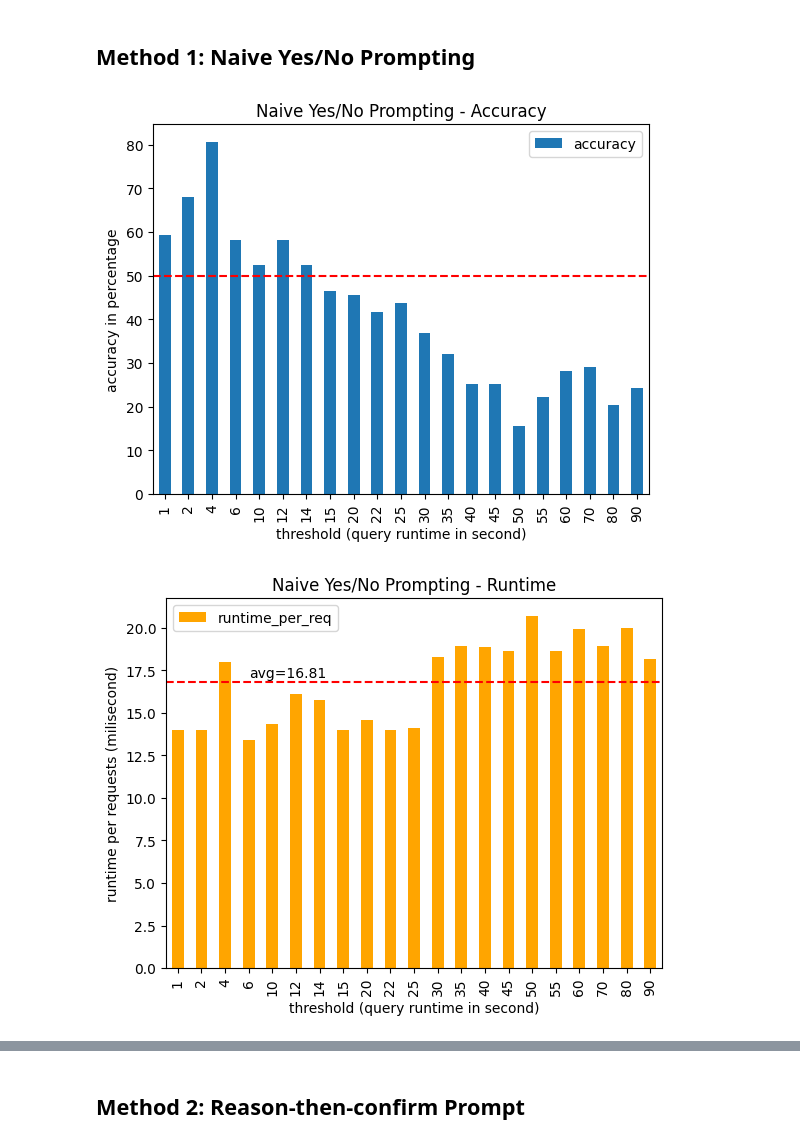
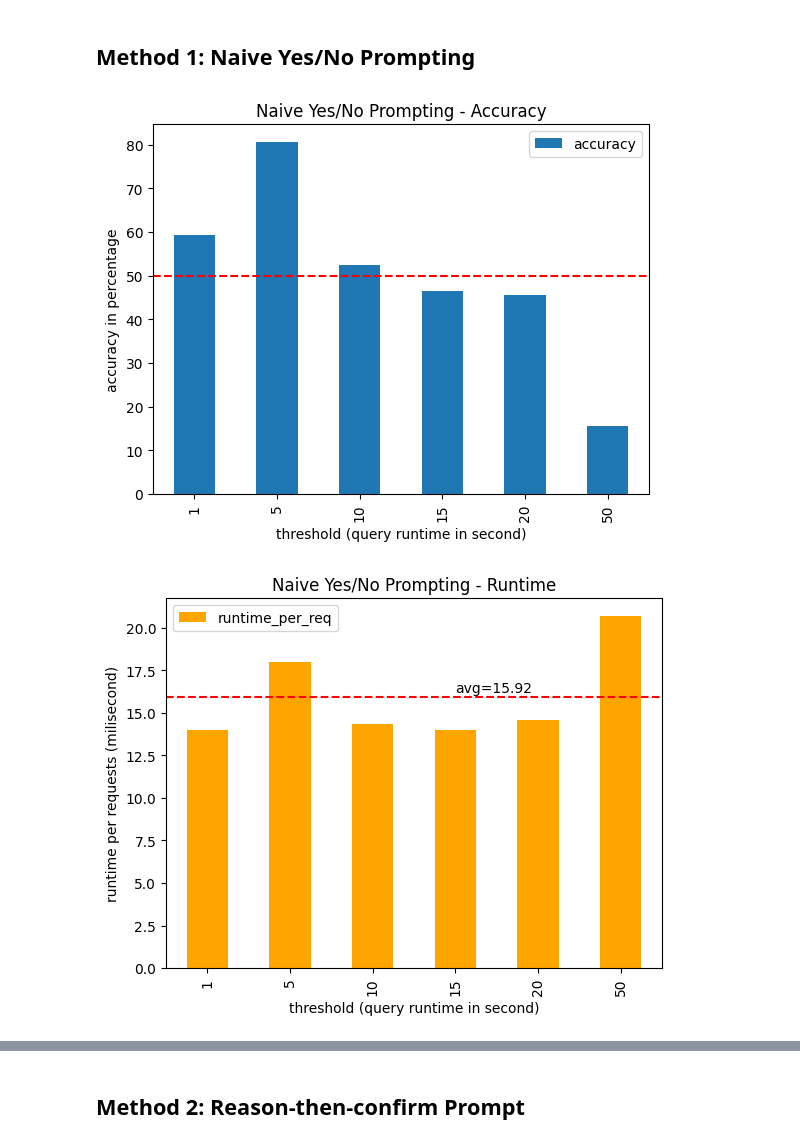
Before and after one commit to jyu283/cse291-sql-classification, a Jupyter notebook: figures/sec4_3-llm.ipynb, the cells around one changed output, grey strips where cells are left out. Saved outputs shown, nothing was run; the diff lists cells and outputs as text; code cells hidden in the pictures.

```diff
--- a/figures/sec4_3-llm.ipynb
+++ b/figures/sec4_3-llm.ipynb
@@ -10,7 +10,7 @@ from io import StringIO
 df = pd.read_csv(StringIO("""threshold,runtime,reqs,False,True
 1,1.44,103,42,61
 2,1.44,103,33,70
-4,1.85,103,20,83
+5,1.85,103,20,83
 6,1.38,103,43,60
 10,1.48,103,49,54
 12,1.66,103,43,60
@@ -31,6 +31,9 @@ df = pd.read_csv(StringIO("""threshold,runtime,reqs,False,True
 90,1.87,103,78,25"""))
 
 df['accuracy'] = df['True'] / df['reqs'] * 100 # percentage
+
+# Only contain threshold 1, 5, 10, 15, 20, 50
+df = df[df['threshold'].isin([1, 5, 10, 15, 20, 50])]
 
 # Plot a bar chart where x-axis is the threshold and y-axis is accuracy.
 # x-axis label should be threshold (query runtime in second)
@@ -38,35 +41,35 @@ df['accuracy'] = df['True'] / df['reqs'] * 100 # percentage
 # title should be "LLM Evaluation"
 # legend should be naive yes/no prompting
 df.plot.bar(
     x='threshold', y='accuracy', title='Naive Yes/No Prompting - Accuracy',
     xlabel='threshold (query runtime in second)', ylabel='accuracy in percentage',
 )
 # Draw a horizontal line at 50% accuracy
 import matplotlib.pyplot as plt
 plt.axhline(y=50, color='r', linestyle='--')
 
 # save figure to png
 import matplotlib.pyplot as plt
 plt.savefig('sec4_3-llm-01-naive-accuracy.png')
 
 # Plot another chart about the query runtime
 # x-axis is the threshold and y-axis is runtime
 df['runtime_per_req'] = df['runtime'] / df['reqs'] * 1000
 df.plot.bar(
     x='threshold', y='runtime_per_req', title='Naive Yes/No Prompting - Runtime',
     xlabel='threshold (query runtime in second)',
     ylabel='runtime per requests (milisecond)',
     color='orange',
 )
 
 # Draw a line at average runtime, and add text to show the average runtime
 plt.axhline(y=df['runtime_per_req'].mean(), color='r', linestyle='--')
 plt.text(3, df['runtime_per_req'].mean() + 0.3, f'avg={df["runtime_per_req"].mean():.2f}', color='black')
 
 plt.savefig('sec4_3-llm-01-naive-runtime.png')
 # %% [output]
-[figure, old version]
+[figure, new version]
-[figure, old version]
+[figure, new version]
 # %%
 import numpy as np
 import pandas as pd
```
Also changed, not shown: parts of 4 cells of this notebook, 5 other files.
